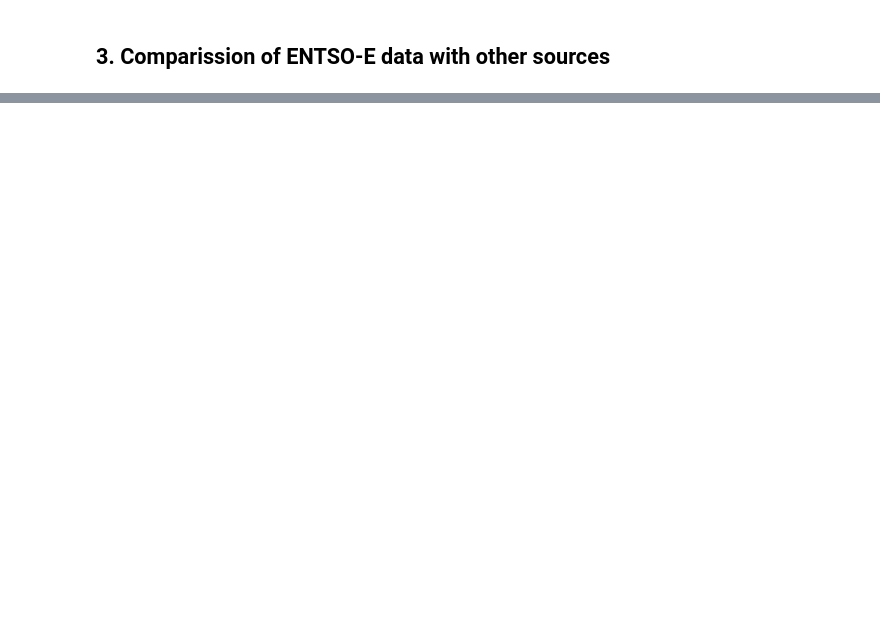
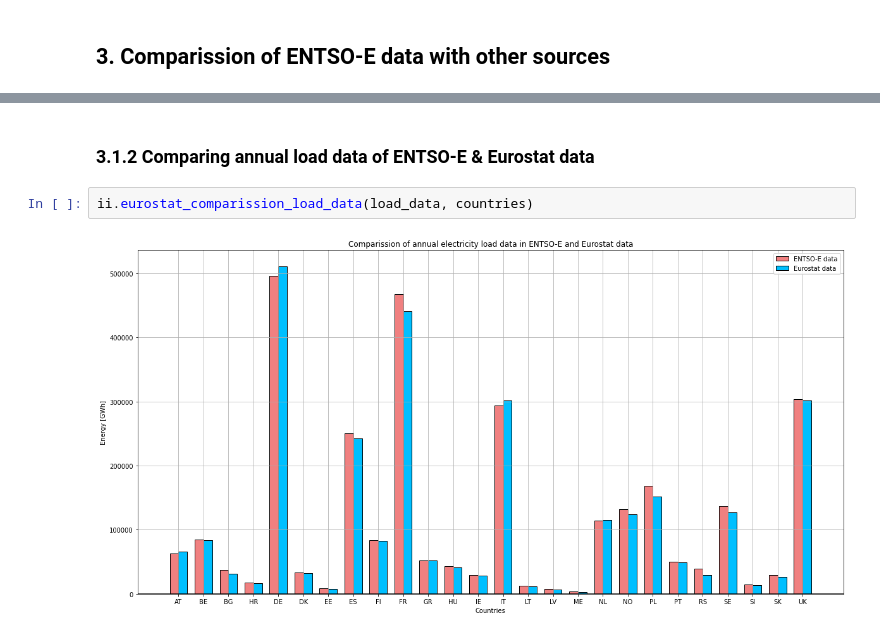
Before and after one commit to lovinduw/Consolidation, a Jupyter notebook: Scripts/main.ipynb, the cells around one changed output, grey strips where cells are left out. Cells and saved outputs as stored; diff of their text form; blank space fills up the shorter version.

```diff
--- a/Scripts/main.ipynb
+++ b/Scripts/main.ipynb
@@ -94,0 +100,6 @@ ii.comparission_gen_data(generation_data,countries)
+# %% [markdown]
+### 3.1.2 Comparing annual load data of ENTSO-E & Eurostat data
+# %%
+ii.eurostat_comparission_load_data(load_data, countries)
+# %% [output]
+[figure, added]
```
Also changed, not shown: parts of 7 cells of this notebook, 7 other files.
